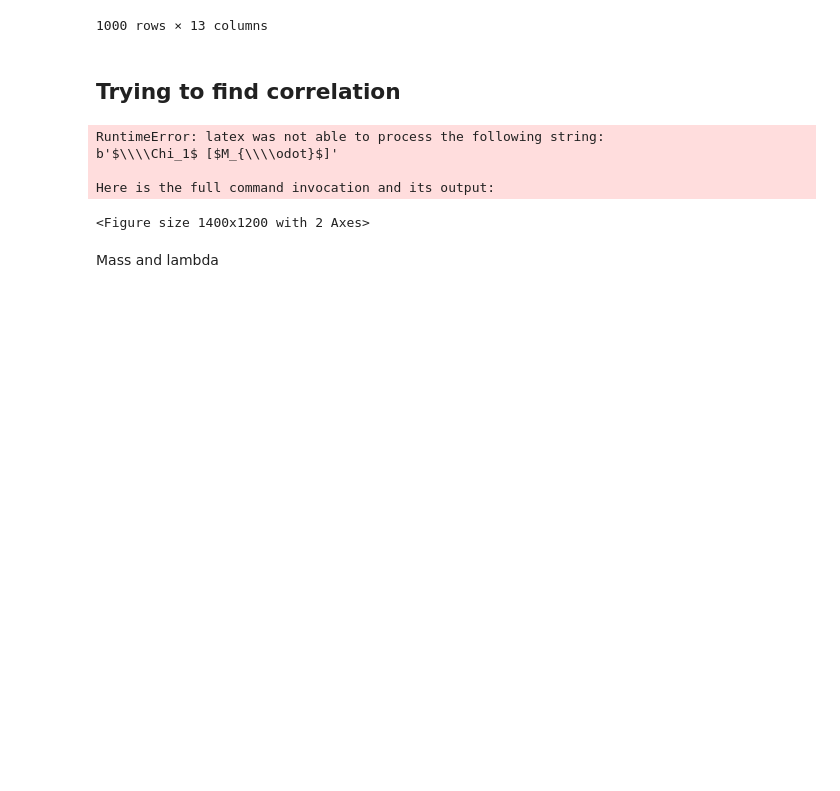
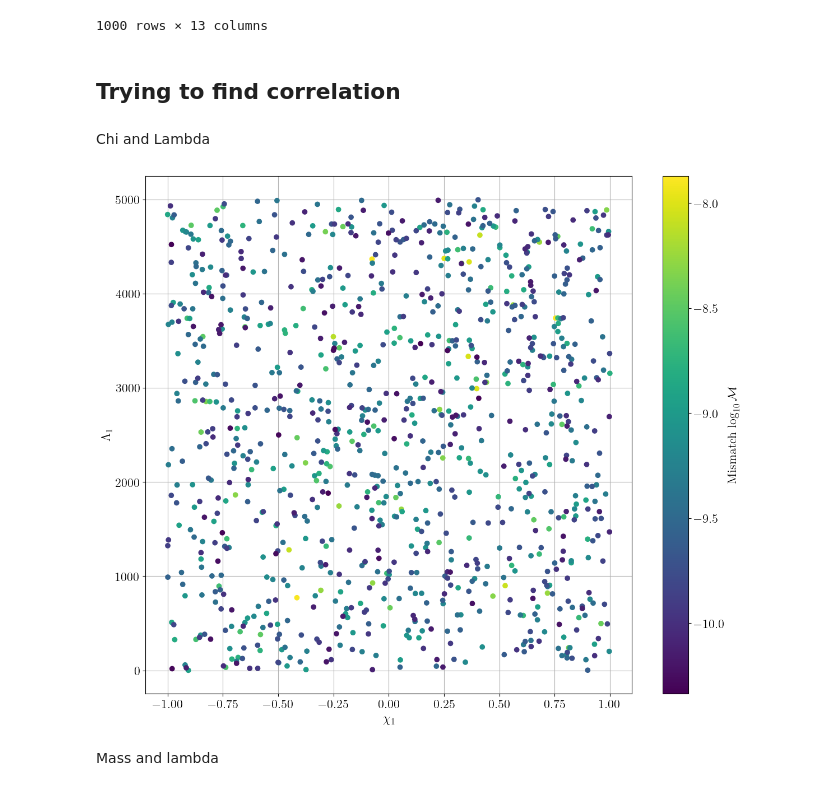
Before and after one commit to ThibeauWouters/ripple, a Jupyter notebook: notebooks/analyze_matches TaylorF2 (vanilla and QM).ipynb, the cells around one changed output. Cells and saved outputs as stored; diff of their text form; code cells hidden in the pictures; blank space fills up the shorter version.

```diff
--- a/notebooks/analyze_matches TaylorF2 (vanilla and QM).ipynb
+++ b/notebooks/analyze_matches TaylorF2 (vanilla and QM).ipynb
@@ -84,20 +84,18 @@ Reading in matches from /Users/marlindedrent/Documents/GitHub/BONZ/ripple/notebo
 1000 rows × 13 columns
 # %% [markdown]
 ## Trying to find correlation
+# %% [markdown]
+Chi and Lambda
 # %%
 plt.figure(figsize = (14, 12))
 plt.scatter(chi1_values, lambda1_values, c = mismatch_values, zorder=100)
-plt.xlabel(r"$\Chi_1$")
+plt.xlabel(r"$\chi_1$")
 plt.ylabel(r"$\Lambda_1$")
 cbar = plt.colorbar()
 cbar.set_label(r"Mismatch $\log_{10} \mathcal{M}$")
 plt.show()
 # %% [output]
-RuntimeError: latex was not able to process the following string:
-b'$\\\\Chi_1$ [$M_{\\\\odot}$]'
-
-Here is the full command invocation and its output:
-<Figure size 1400x1200 with 2 Axes>
+[figure, added]
 # %% [markdown]
 Mass and lambda
 # %%
```
